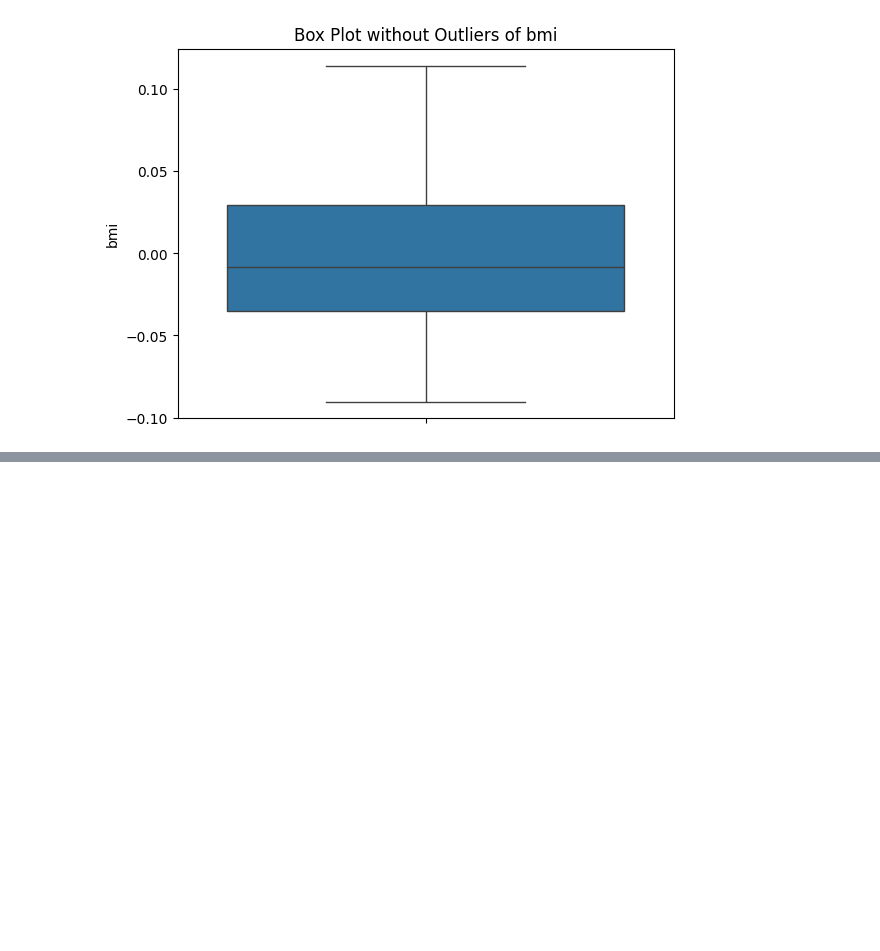
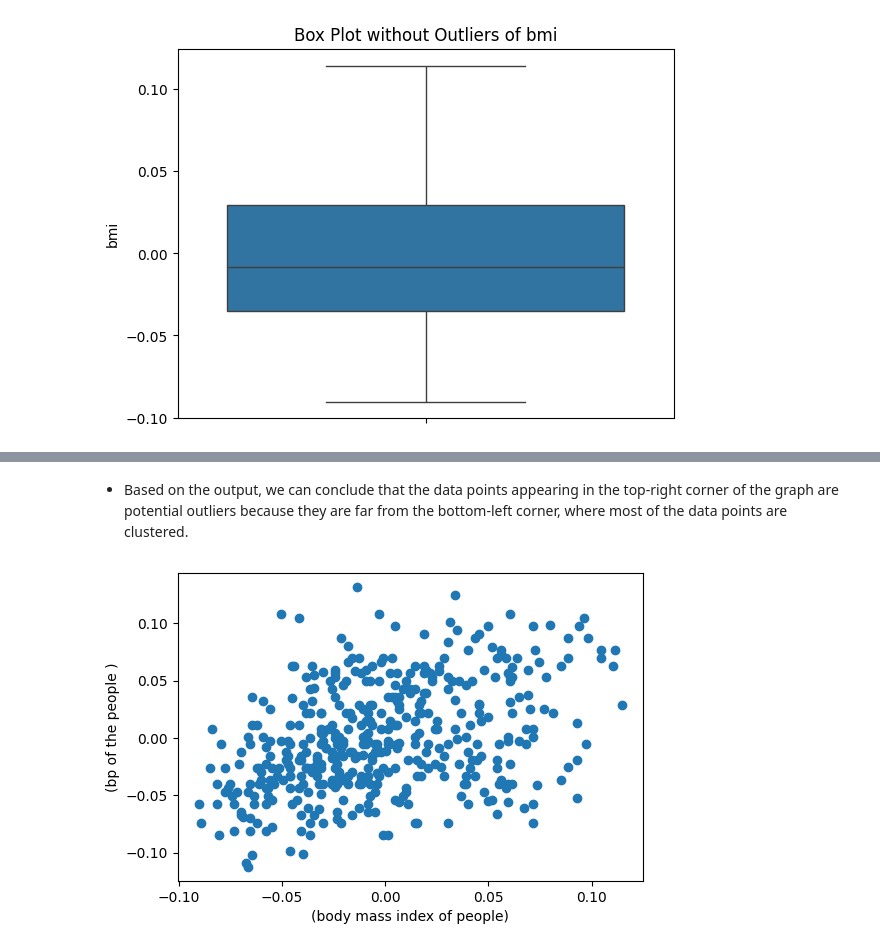
Before and after one commit to ikinoti/cafe_sales_data_cleaning, a Jupyter notebook: outliers_hndling.ipynb, the cells around one changed output, grey strips where cells are left out. Drawn from its saved outputs; the diff is of its cells as text; code cells hidden in the pictures; blank space fills up the shorter version.

```diff
--- a/outliers_hndling.ipynb
+++ b/outliers_hndling.ipynb
@@ -94,0 +93,21 @@ no_outliers = outlier_removal_boxplot(df_diabetics, 'bmi', threshold_value)
+# %% [markdown]
+- Based on the output, we can conclude that the data points appearing in the top-right corner of the graph are potential outliers because they are far from the bottom-left corner, where most of the data points are clustered.
+# %%
+# Removing or modifying outliers based on the standard BMI value of 0.12 and blood pressure (BP) value of 0.8.
+
+outliers_indices = np.where((df_diabetics['bmi'] > 0.12) & (df_diabetics['bp'] < 0.8))
+# print(outliers_indices[0])
+
+# droping rows that have bmi larger than the set standard and bp lower than .8
+
+no_outliers1 = df_diabetics.drop(outliers_indices[0])
+# print(no_outliers1)
+
+# ploting scatter plot to visualizer our dataset after removing ourliers
+fig, ax_no_outliers = plt.subplots(figsize=(6,4))
+ax_no_outliers.scatter(no_outliers1['bmi'], no_outliers1['bp'])
+ax_no_outliers.set_xlabel('(body mass index of people)')
+ax_no_outliers.set_ylabel('(bp of the people )')
+plt.show()
+# %% [output]
+[figure, added]
```
Also changed, not shown: parts of 4 cells of this notebook.
